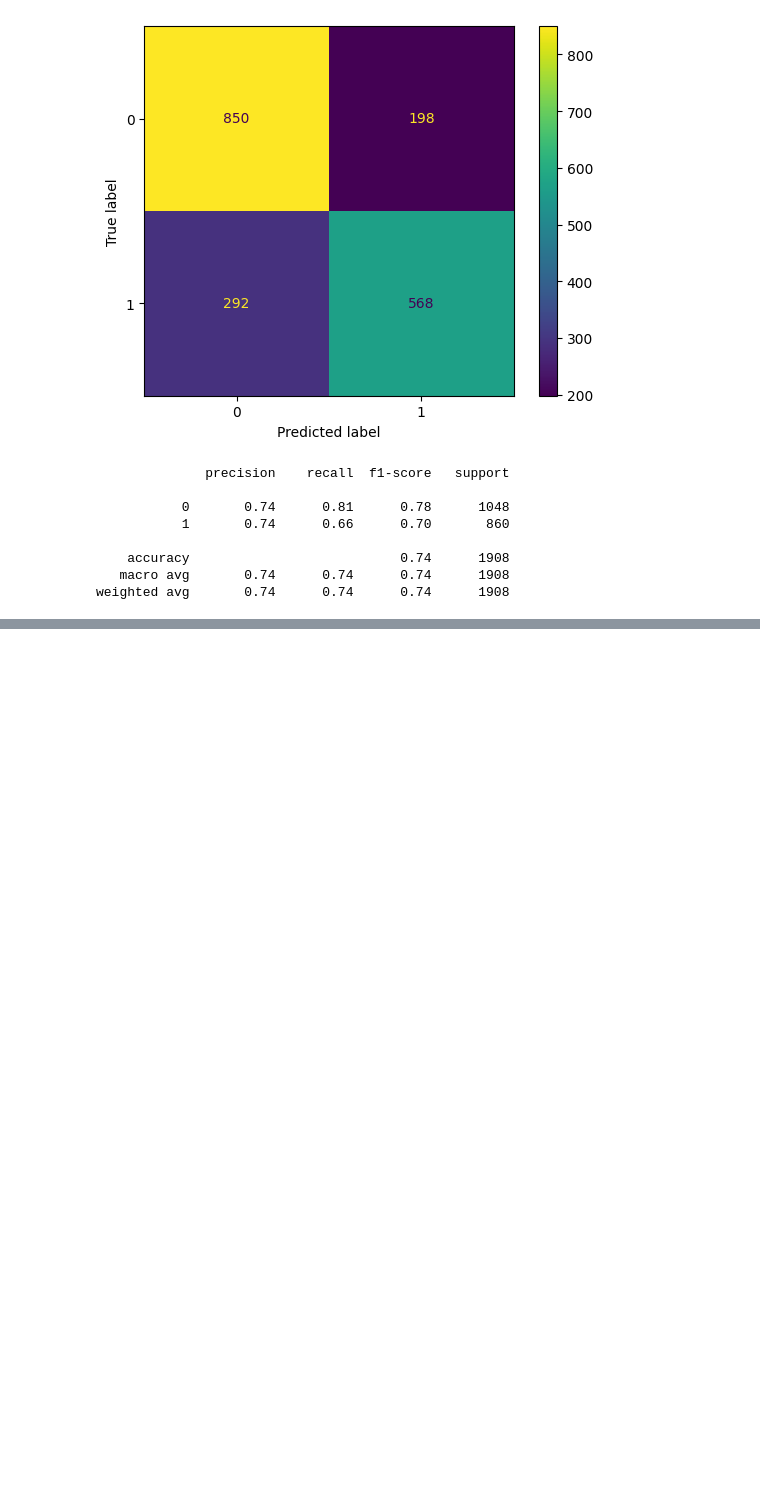
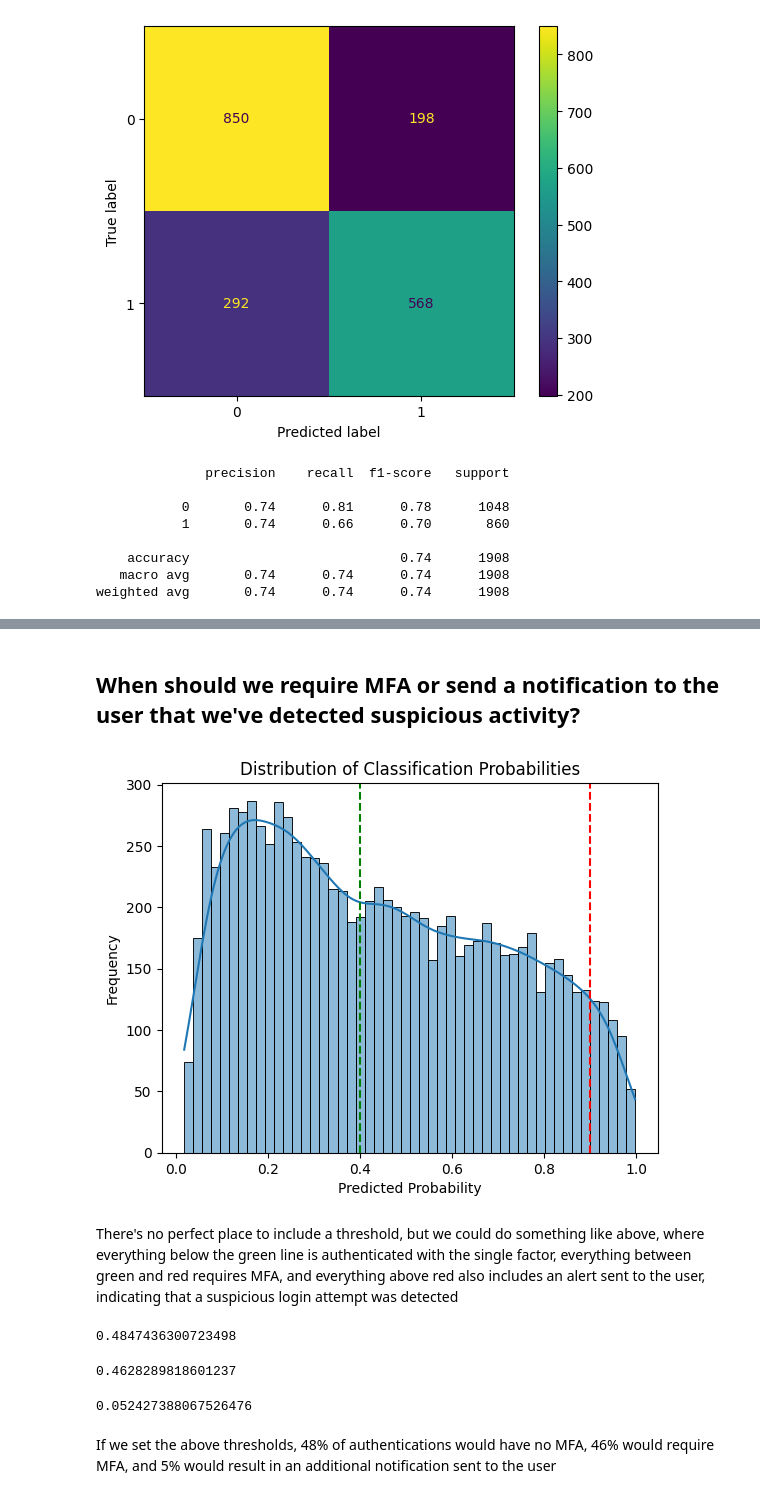
Before and after one commit to intileadam/intrusion-detection, a Jupyter notebook: intrusion-detection.ipynb, the cells around one changed output, grey strips where cells are left out. Cells and saved outputs as stored; diff of their text form; code cells hidden in the pictures; blank space fills up the shorter version.

```diff
--- a/intrusion-detection.ipynb
+++ b/intrusion-detection.ipynb
@@ -168 +278,37 @@ Look into cross validating results
+# %% [markdown]
+## When should we require MFA or send a notification to the user that we've detected suspicious activity?
+# %%
+y_pred_probability = model_v2.predict_proba(X)[:, 1]
+# %%
+sns.histplot(y_pred_probability, bins=50, kde=True)
+plt.xlabel('Predicted Probability')
+plt.ylabel('Frequency')
+plt.title('Distribution of Classification Probabilities')
+plt.axvline(x=0.4, color='green', linestyle='--')
+plt.axvline(x=0.9, color='red', linestyle='--')
+plt.show()
+# %% [output]
+[figure, added]
+# %% [markdown]
+There's no perfect place to include a threshold, but we could do something like above, where everything below the green line is authenticated with the single factor, everything between green and red requires MFA, and everything above red also includes an alert sent to the user, indicating that a suspicious login attempt was detected
+# %%
+count_no_MFA = len([x for x in y_pred_probability if x < .4])
+no_MFA = count_no_MFA / len(y_pred_probability)
+no_MFA
+# %% [output]
+0.4847436300723498
+# %%
+count_MFA = len([x for x in y_pred_probability if x < .9])
+MFA = (count_MFA - count_no_MFA) / len(y_pred_probability)
+MFA
+# %% [output]
+0.4628289818601237
+# %%
+count_notification = len([x for x in y_pred_probability if x > .9])
+notification = count_notification / len(y_pred_probability)
+notification
+# %% [output]
+0.052427388067526476
+# %% [markdown]
+If we set the above thresholds, 48% of authentications would have no MFA, 46% would require MFA, and 5% would result in an additional notification sent to the user
 # %% [markdown]
```
Also changed, not shown: parts of 21 cells of this notebook.
